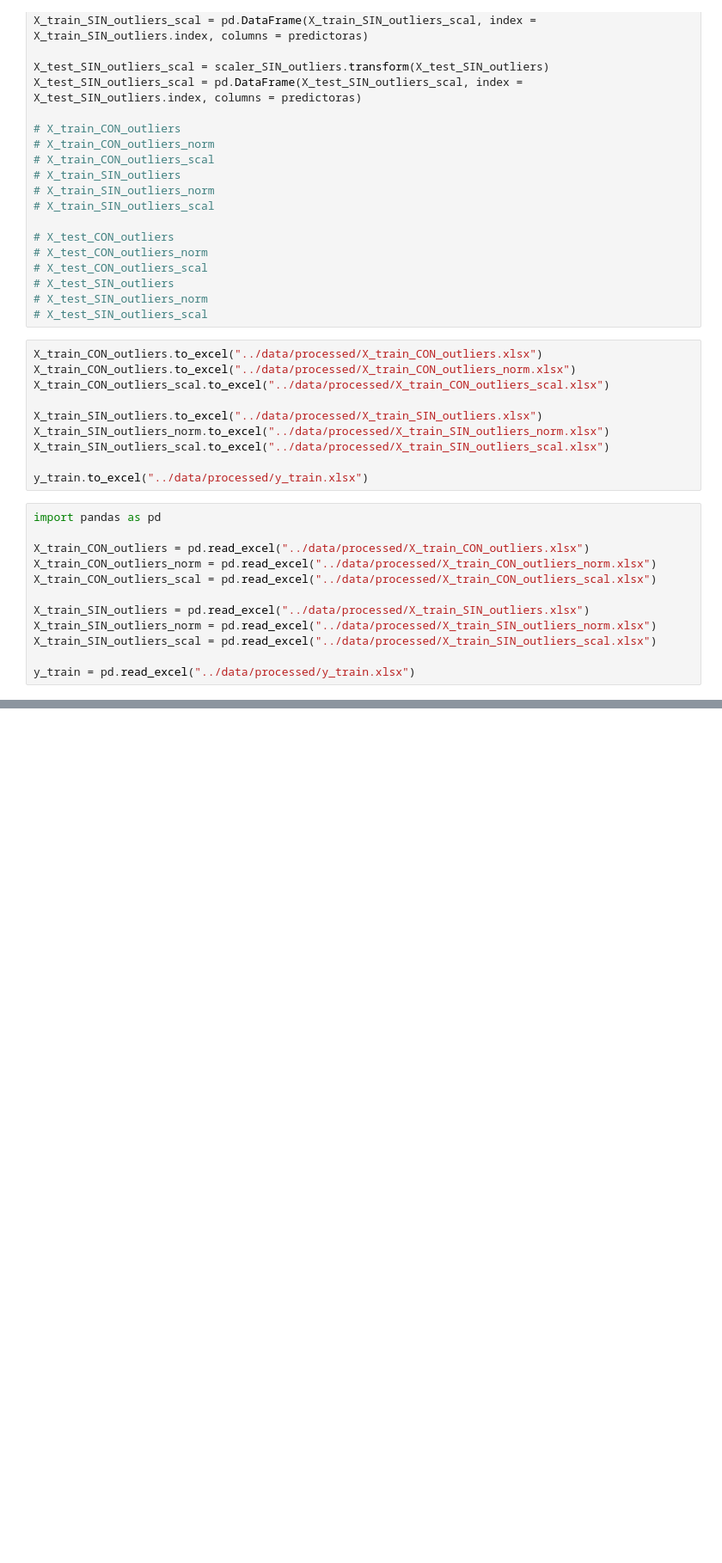
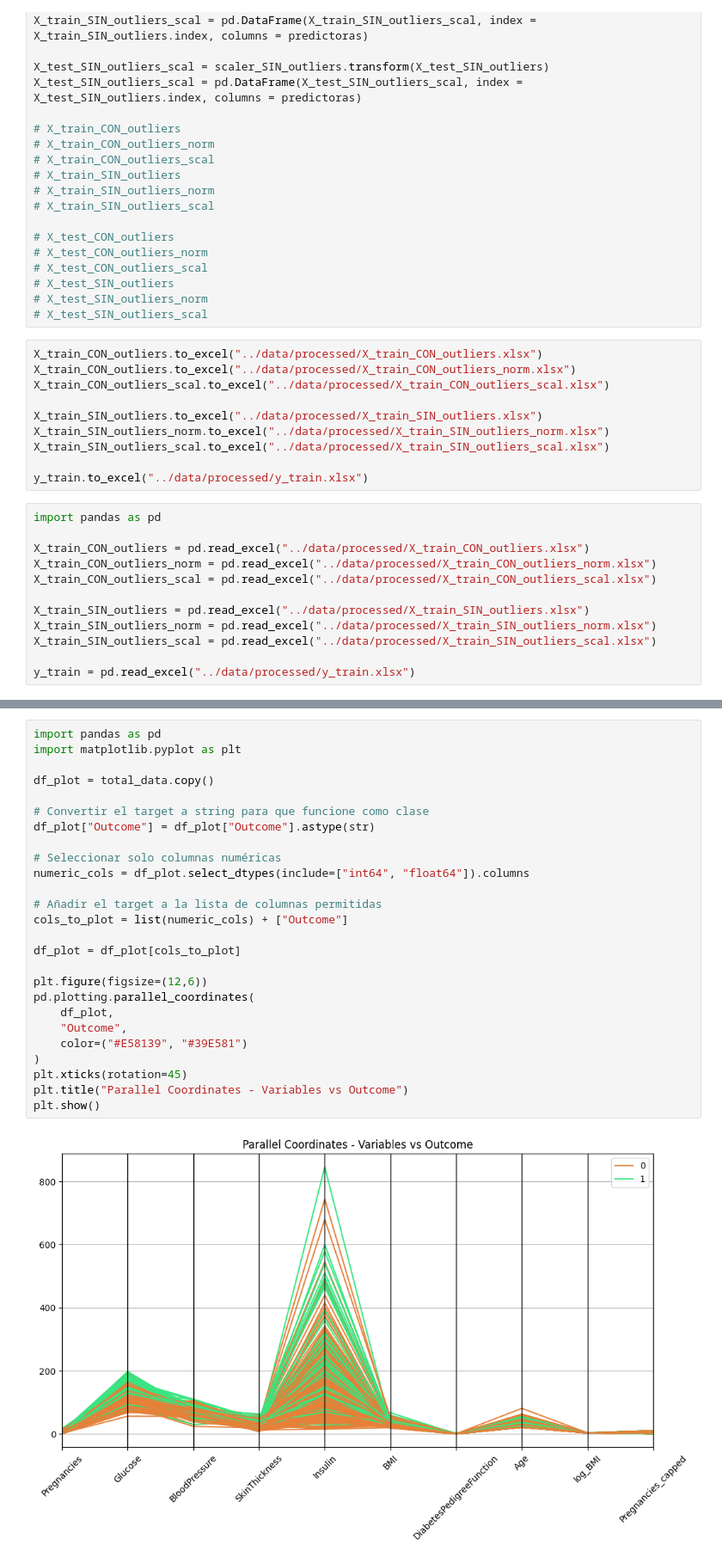
Before and after one commit to 4GeeksAcademy/DecissionTree_cafedemanha94-25, a Jupyter notebook: src/explore.ipynb, the cells around one changed output, grey strips where cells are left out. Shown at 86% size. Cells and saved outputs as stored; diff of their text form; blank space fills up the shorter version.

```diff
--- a/src/explore.ipynb
+++ b/src/explore.ipynb
@@ -549,0 +572,28 @@ y_train = pd.read_excel("../data/processed/y_train.xlsx")
+# %%
+import pandas as pd
+import matplotlib.pyplot as plt
+
+df_plot = total_data.copy()
+
+# Convertir el target a string para que funcione como clase
+df_plot["Outcome"] = df_plot["Outcome"].astype(str)
+
+# Seleccionar solo columnas numéricas
+numeric_cols = df_plot.select_dtypes(include=["int64", "float64"]).columns
+
+# Añadir el target a la lista de columnas permitidas
+cols_to_plot = list(numeric_cols) + ["Outcome"]
+
+df_plot = df_plot[cols_to_plot]
+
+plt.figure(figsize=(12,6))
+pd.plotting.parallel_coordinates(
+    df_plot,
+    "Outcome",
+    color=("#E58139", "#39E581")
+)
+plt.xticks(rotation=45)
+plt.title("Parallel Coordinates - Variables vs Outcome")
+plt.show()
+# %% [output]
+[figure, added]
```
Also changed, not shown: parts of 9 cells of this notebook, 8 other files.
